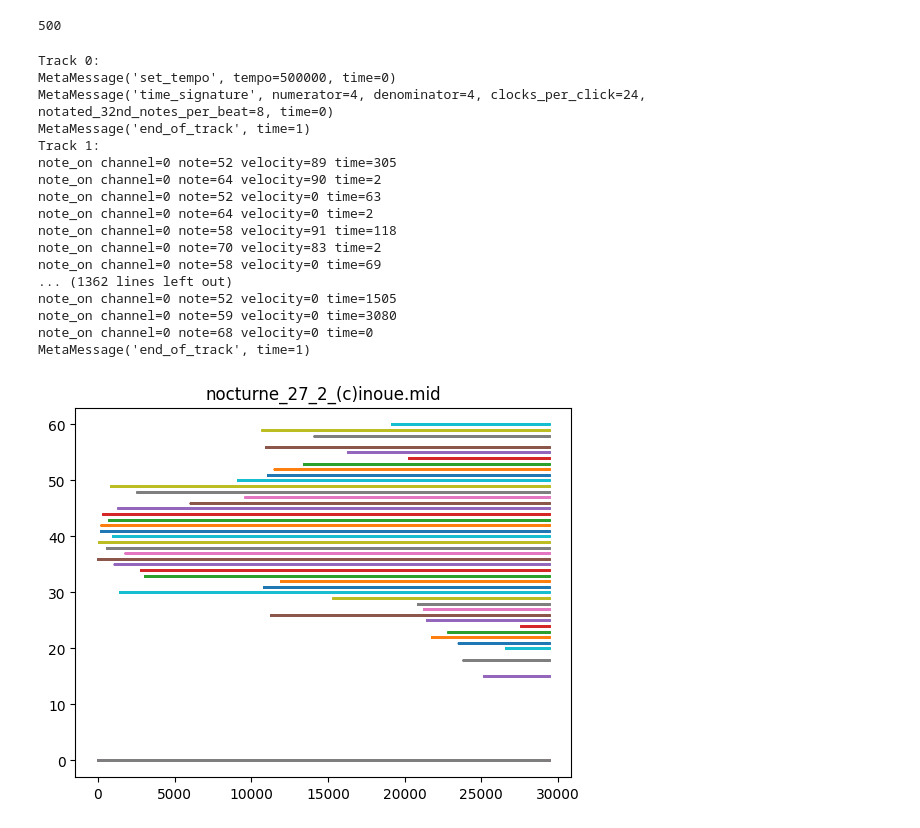
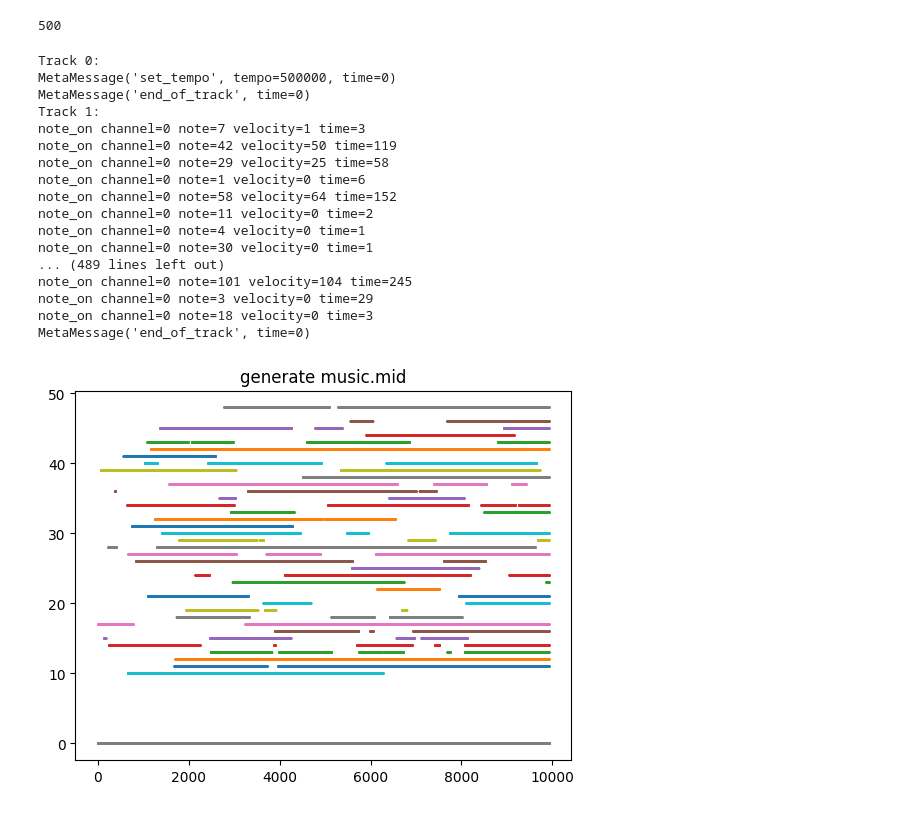
Before and after one commit to AstrosiosaurQ7/CS2470_final_project, a Jupyter notebook: code/CVAE_model.ipynb, the cells around one changed output. Drawn from its saved outputs; the diff is of its cells as text; code cells hidden in the pictures.

```diff
--- a/code/CVAE_model.ipynb
+++ b/code/CVAE_model.ipynb
@@ -317,7 +368,7 @@ midi_music(events, output_file)
 # %%
 # Load the MIDI file
 path = r"D:\BrownUniversity\CS2470\final_proj\CS2470_final_project\data\EMOPIA\midis\Q1__8v0MFBZoco_0.mid"
-mid = mido.MidiFile(path)
+mid = mido.MidiFile("output_label2.mid")
 
 # Iterate over all messages in all tracks
 for i, track in enumerate(mid.tracks):
@@ -327,18 +378,18 @@ for i, track in enumerate(mid.tracks):
 # %% [output]
 Track 0:
 MetaMessage('set_tempo', tempo=500000, time=0)
-MetaMessage('time_signature', numerator=4, denominator=4, clocks_per_click=24, notated_32nd_notes_per_beat=8, time=0)
-MetaMessage('end_of_track', time=1)
+MetaMessage('end_of_track', time=0)
 Track 1:
-note_on channel=0 note=52 velocity=89 time=305
-note_on channel=0 note=64 velocity=90 time=2
-note_on channel=0 note=52 velocity=0 time=63
-note_on channel=0 note=64 velocity=0 time=2
-note_on channel=0 note=58 velocity=91 time=118
-note_on channel=0 note=70 velocity=83 time=2
-note_on channel=0 note=58 velocity=0 time=69
-... (1362 lines left out)
-note_on channel=0 note=52 velocity=0 time=1505
-note_on channel=0 note=59 velocity=0 time=3080
-note_on channel=0 note=68 velocity=0 time=0
-MetaMessage('end_of_track', time=1)
+note_on channel=0 note=7 velocity=1 time=3
+note_on channel=0 note=42 velocity=50 time=119
+note_on channel=0 note=29 velocity=25 time=58
+note_on channel=0 note=1 velocity=0 time=6
+note_on channel=0 note=58 velocity=64 time=152
+note_on channel=0 note=11 velocity=0 time=2
+note_on channel=0 note=4 velocity=0 time=1
+note_on channel=0 note=30 velocity=0 time=1
+... (489 lines left out)
+note_on channel=0 note=101 velocity=104 time=245
+note_on channel=0 note=3 velocity=0 time=29
+note_on channel=0 note=18 velocity=0 time=3
+MetaMessage('end_of_track', time=0)
@@ -345,9 +406,9 @@ MetaMessage('end_of_track', time=1)
 # %%
-mmid = mido.MidiFile('output_label2.mid')
+mmid = mido.MidiFile('output_test.mid')
 result_array = mid2arry(mmid)
 
 plt.plot(range(result_array.shape[0]), np.multiply(np.where(result_array>0, 1, 0), range(1, 89)), marker='.', markersize=1, linestyle='')
-plt.title("nocturne_27_2_(c)inoue.mid")
+plt.title("generate music.mid")
 plt.show()
 # %% [output]
-[figure, old version]
+[figure, new version]
```
Also changed, not shown: parts of 10 cells of this notebook, 7 other files.
